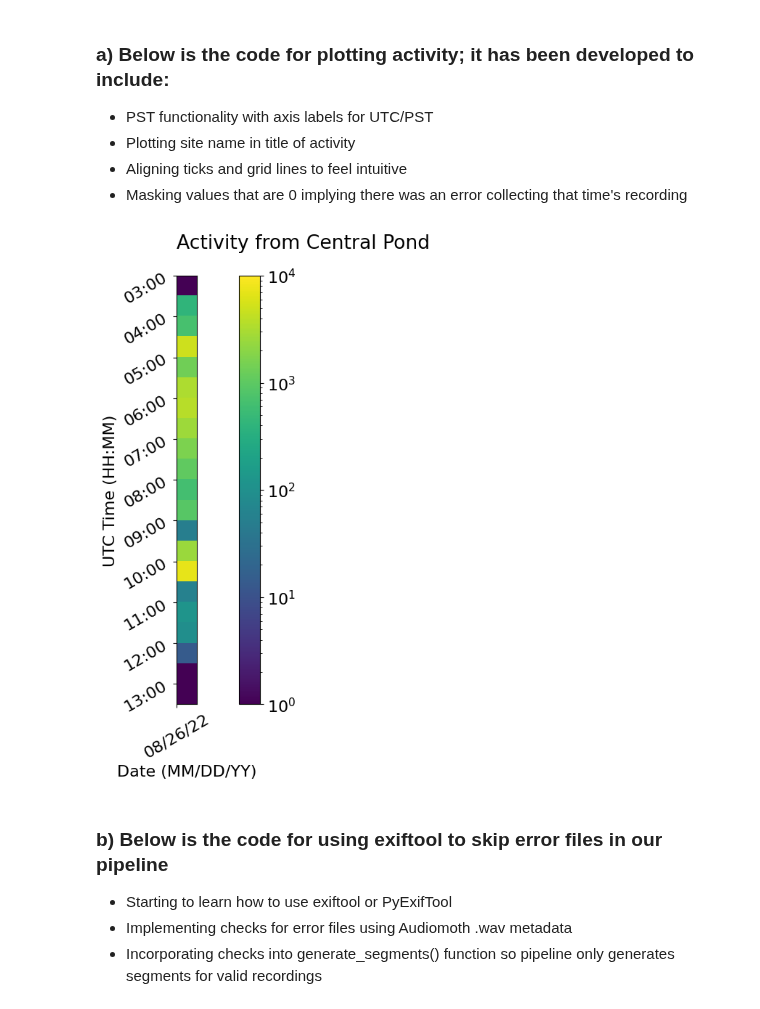
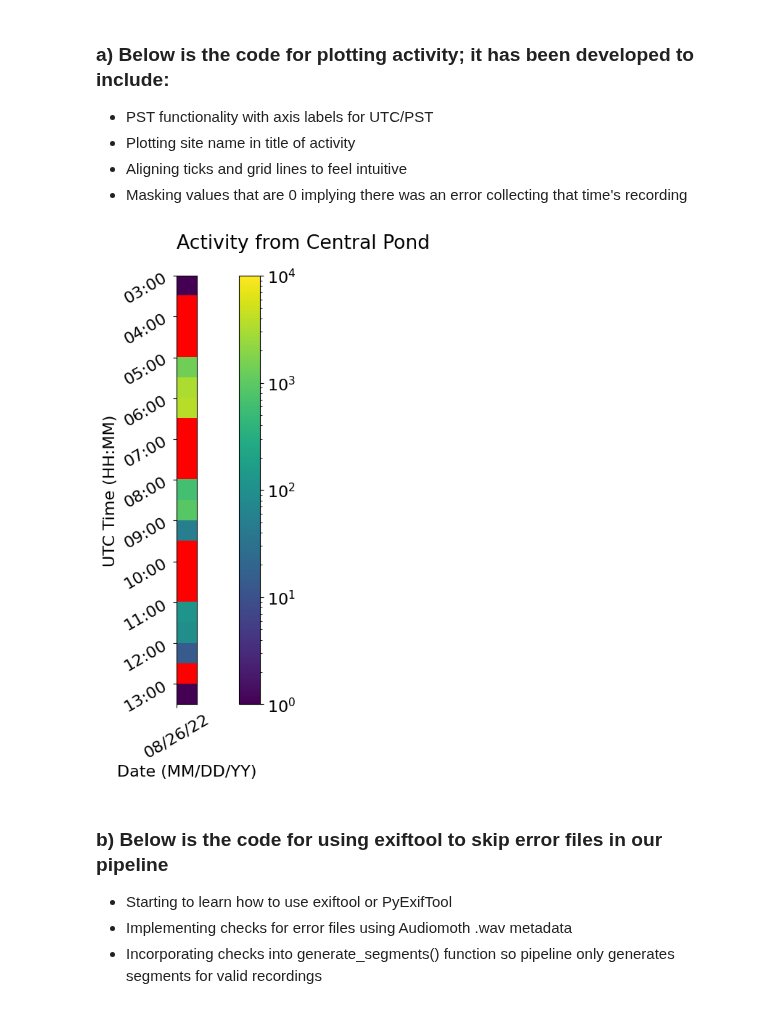
Before and after one commit to uw-echospace/bat-detector-msds, a Jupyter notebook: notebooks/test_batdetect2_pipeline.ipynb, the cells around one changed output. Cells and saved outputs as stored; diff of their text form; code cells hidden in the pictures.

```diff
--- a/notebooks/test_batdetect2_pipeline.ipynb
+++ b/notebooks/test_batdetect2_pipeline.ipynb
@@ -109,39 +109,38 @@ for file in batdetect2_pipeline.get_files_for_pipeline(dirpath):
             file_time_PST = dt.datetime.strftime(file_dt_PST, "%H:%M")
         if (not(activity_times.__contains__(file_time_PST))):
             activity_times.append(file_time_PST)
     else:
         file_time_UTC = dt.datetime.strftime(file_dt_UTC, "%H:%M")
         if (not(activity_times.__contains__(file_time_UTC))):
             activity_times.append(file_time_UTC)
 
     file_date = dt.datetime.strftime(file_dt_UTC, "%m/%d/%y")
     if (not(activity_dates.__contains__(file_date))):
         activity_dates.append(file_date)
 
-activity = activity.reshape((len(activity_times), len(activity_dates)))
-# activity = activity.reshape((len(activity_dates), len(activity_times))).T
+activity = activity.reshape((len(activity_dates), len(activity_times))).T
 
-# activity[1:-1:6] = 0
-# activity[2:-1:6] = 0
-# activity[3:-1:6] = 0
+activity[1:-1:6] = 0
+activity[2:-1:6] = 0
+activity[3:-1:6] = 0
 
 masked_array_for_nodets = np.ma.masked_where(activity==0, activity)
 cmap = plt.get_cmap('viridis')
 cmap.set_bad(color='red', alpha=1.0)
 
 plt.rcParams.update({'font.size': 16})
 plt.figure(figsize=(12, 8))
 plt.title(f"Activity from {site_name}", loc='left', y=1.05)
 plt.imshow(masked_array_for_nodets, cmap=cmap, norm=colors.LogNorm(vmin=1, vmax=10e3))
 plt.yticks(np.arange(0, len(activity_times), 2)-0.5, activity_times[::2], rotation=30)
 plt.xticks(np.arange(0, len(activity_dates))-0.5, activity_dates, rotation=30)
 plt.ylabel('UTC Time (HH:MM)')
 plt.xlabel('Date (MM/DD/YY)')
 plt.colorbar()
 plt.tight_layout()
 plt.show()
 # %% [output]
-[figure, old version]
+[figure, new version]
 # %% [markdown]
 ### b) Below is the code for using exiftool to skip error files in our pipeline
 
```
Also changed, not shown: parts of 6 cells of this notebook.
